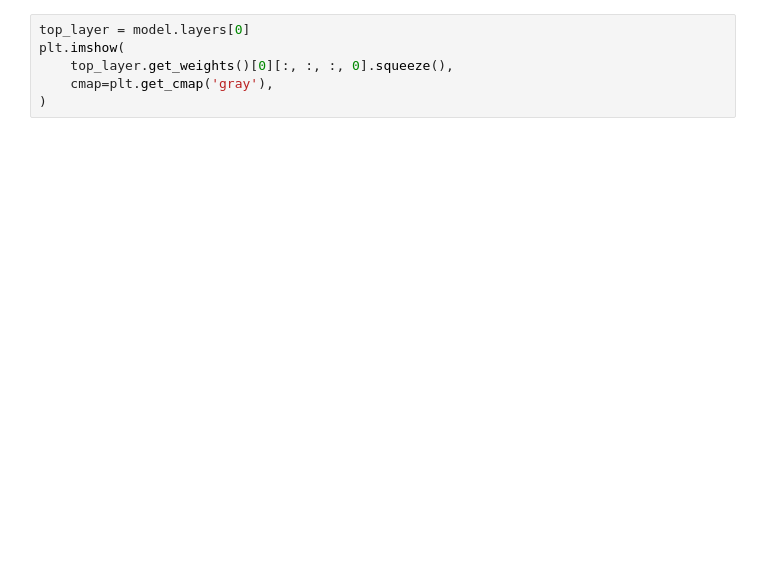
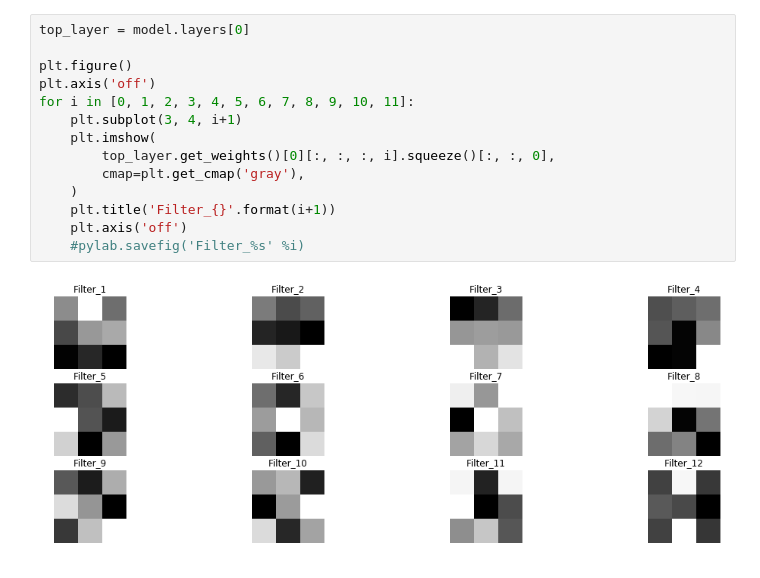
Before and after one commit to jianwu21/weed-recognization, a Jupyter notebook: model_result.ipynb, the cells around one changed output. Saved outputs shown, nothing was run; the diff lists cells and outputs as text; blank space fills up the shorter version.

```diff
--- a/model_result.ipynb
+++ b/model_result.ipynb
@@ -26,6 +85,16 @@ model.layers[0]
-# %%
-top_layer = model.layers[0]
-plt.imshow(
-    top_layer.get_weights()[0][:, :, :, 0].squeeze(),
-    cmap=plt.get_cmap('gray'),
-)
+# %%
+top_layer = model.layers[0]
+
+plt.figure()
+plt.axis('off')
+for i in [0, 1, 2, 3, 4, 5, 6, 7, 8, 9, 10, 11]:
+    plt.subplot(3, 4, i+1)
+    plt.imshow(
+        top_layer.get_weights()[0][:, :, :, i].squeeze()[:, :, 0],
+        cmap=plt.get_cmap('gray'),
+    )
+    plt.title('Filter_{}'.format(i+1))
+    plt.axis('off')
+    #pylab.savefig('Filter_%s' %i)
+# %% [output]
+[figure, added]
```
Also changed, not shown: parts of 12 cells of this notebook.
